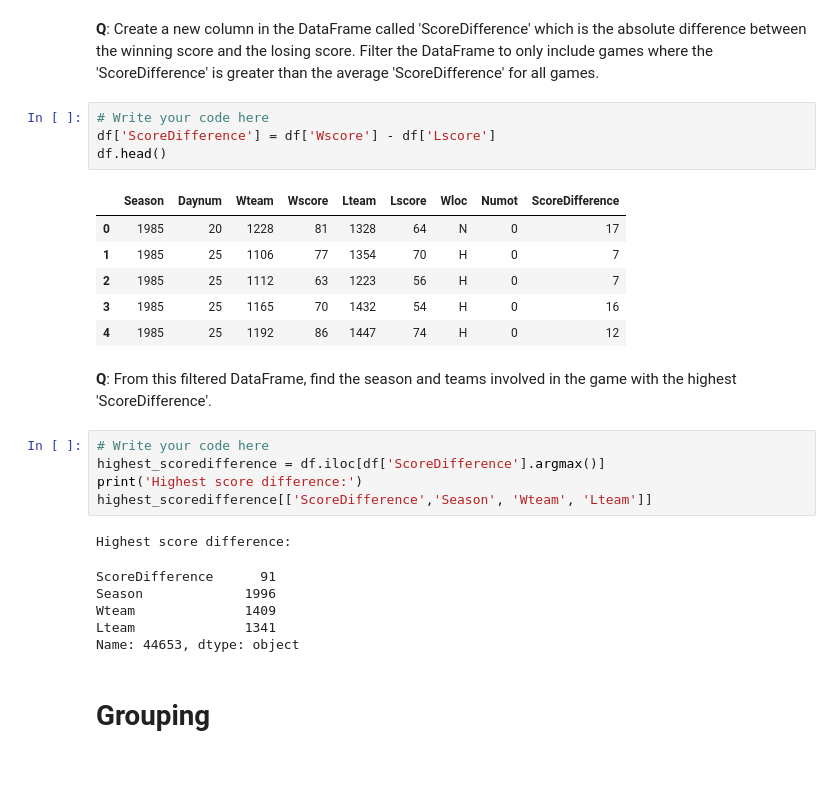
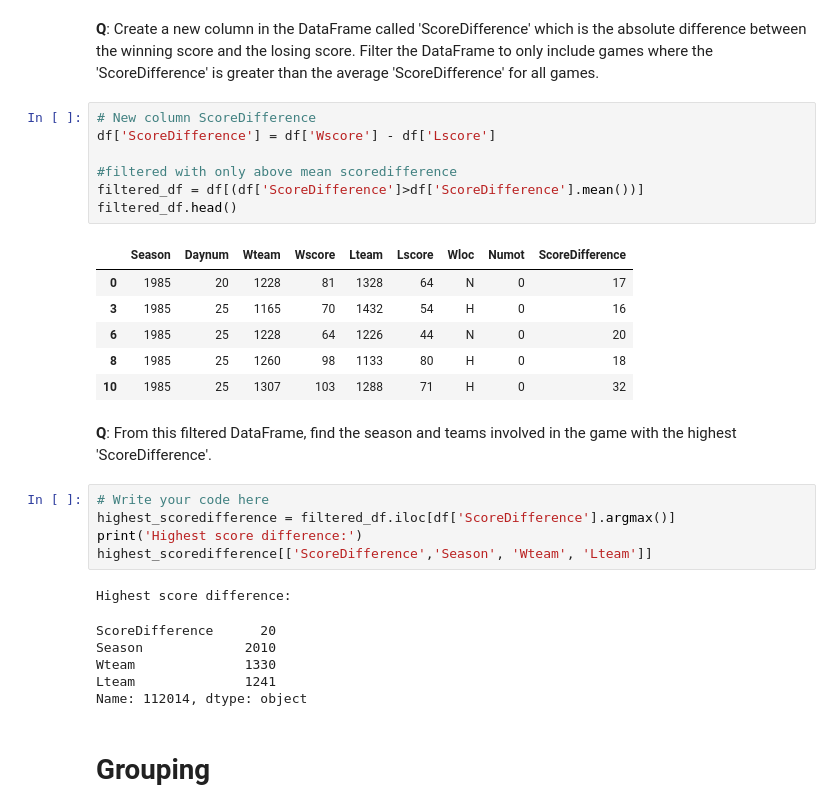
Before and after one commit to miafjensen/Data_visualization_and_analysis_group12, a Jupyter notebook: individual_works/pd_s205487.ipynb, the cells around one changed output. Drawn from its saved outputs; the diff is of its cells as text; blank space fills up the shorter version.

```diff
--- a/individual_works/pd_s205487.ipynb
+++ b/individual_works/pd_s205487.ipynb
@@ -317,30 +336,33 @@ df[(df['Wscore'] > 150) & (df['Lscore'] < 100)]
 # %% [markdown]
 **Q**: Create a new column in the DataFrame called 'ScoreDifference' which is the absolute difference between the winning score and the losing score. Filter the DataFrame to only include games where the 'ScoreDifference' is greater than the average 'ScoreDifference' for all games.
 # %%
-# Write your code here
+# New column ScoreDifference
 df['ScoreDifference'] = df['Wscore'] - df['Lscore']
-df.head()
+
+#filtered with only above mean scoredifference
+filtered_df = df[(df['ScoreDifference']>df['ScoreDifference'].mean())]
+filtered_df.head()
 # %% [output]
 |  | Season | Daynum | Wteam | Wscore | Lteam | Lscore | Wloc | Numot | ScoreDifference |
 | 0 | 1985 | 20 | 1228 | 81 | 1328 | 64 | N | 0 | 17 |
-| 1 | 1985 | 25 | 1106 | 77 | 1354 | 70 | H | 0 | 7 |
-| 2 | 1985 | 25 | 1112 | 63 | 1223 | 56 | H | 0 | 7 |
 | 3 | 1985 | 25 | 1165 | 70 | 1432 | 54 | H | 0 | 16 |
-| 4 | 1985 | 25 | 1192 | 86 | 1447 | 74 | H | 0 | 12 |
+| 6 | 1985 | 25 | 1228 | 64 | 1226 | 44 | N | 0 | 20 |
+| 8 | 1985 | 25 | 1260 | 98 | 1133 | 80 | H | 0 | 18 |
+| 10 | 1985 | 25 | 1307 | 103 | 1288 | 71 | H | 0 | 32 |
 # %% [markdown]
 **Q**: From this filtered DataFrame, find the season and teams involved in the game with the highest 'ScoreDifference'.
 # %%
 # Write your code here
-highest_scoredifference = df.iloc[df['ScoreDifference'].argmax()]
+highest_scoredifference = filtered_df.iloc[df['ScoreDifference'].argmax()]
 print('Highest score difference:')
 highest_scoredifference[['ScoreDifference','Season', 'Wteam', 'Lteam']]
 # %% [output]
 Highest score difference:
-ScoreDifference      91
-Season             1996
-Wteam              1409
-Lteam              1341
-Name: 44653, dtype: object
+ScoreDifference      20
+Season             2010
+Wteam              1330
+Lteam              1241
+Name: 112014, dtype: object
 # %% [markdown]
 # Grouping
 # %% [markdown]
```
Also changed, not shown: parts of 16 cells of this notebook, 1 other file.
